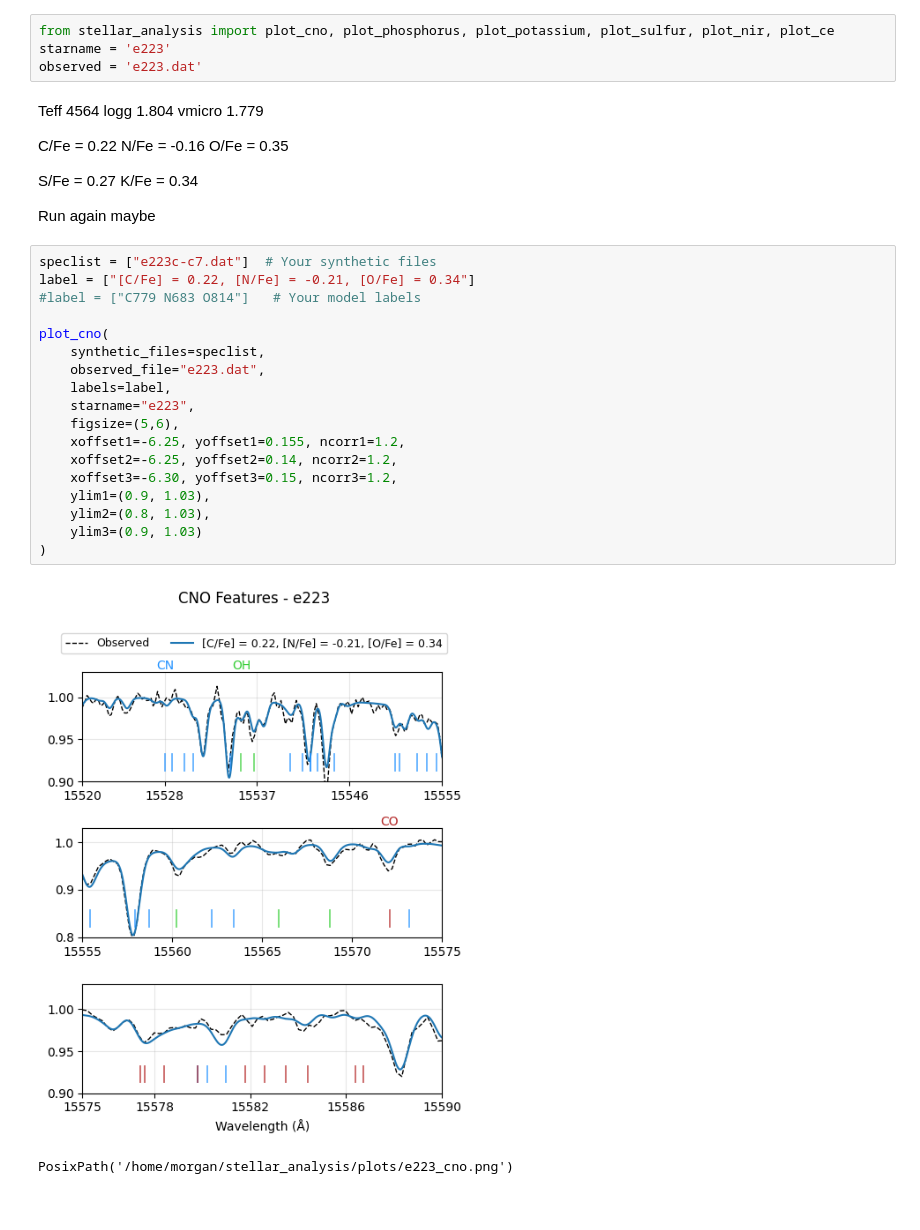
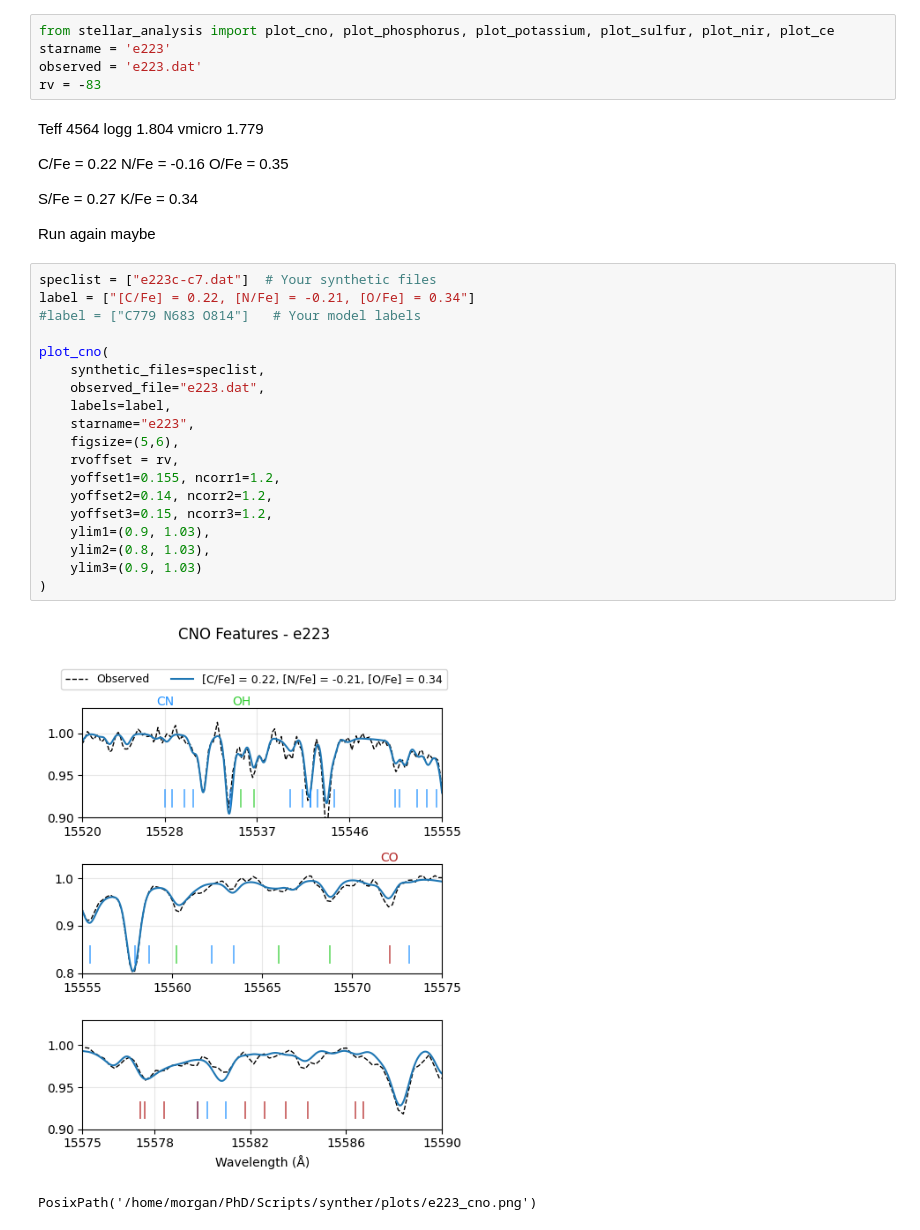
Before and after one commit to bornofthesea/synther, a Jupyter notebook: e223.ipynb, the cells around one changed output. Drawn from its saved outputs; the diff is of its cells as text.

```diff
--- a/e223.ipynb
+++ b/e223.ipynb
@@ -2,6 +2,7 @@
 from stellar_analysis import plot_cno, plot_phosphorus, plot_potassium, plot_sulfur, plot_nir, plot_ce
 starname = 'e223'
 observed = 'e223.dat'
+rv = -83
 # %% [markdown]
 Teff 4564 logg 1.804 vmicro 1.779
 
@@ -13,24 +14,25 @@ Run again maybe
 # %%
 speclist = ["e223c-c7.dat"]  # Your synthetic files
 label = ["[C/Fe] = 0.22, [N/Fe] = -0.21, [O/Fe] = 0.34"]
 #label = ["C779 N683 O814"]   # Your model labels
 
 plot_cno(
     synthetic_files=speclist,
     observed_file="e223.dat",
     labels=label,
     starname="e223",
     figsize=(5,6),
-    xoffset1=-6.25, yoffset1=0.155, ncorr1=1.2,
-    xoffset2=-6.25, yoffset2=0.14, ncorr2=1.2,
-    xoffset3=-6.30, yoffset3=0.15, ncorr3=1.2,
+    rvoffset = rv,
+    yoffset1=0.155, ncorr1=1.2,
+    yoffset2=0.14, ncorr2=1.2,
+    yoffset3=0.15, ncorr3=1.2,
     ylim1=(0.9, 1.03),
     ylim2=(0.8, 1.03),
     ylim3=(0.9, 1.03)
 )
 # %% [output]
-[figure, old version]
+[figure, new version]
-PosixPath('/home/morgan/stellar_analysis/plots/e223_cno.png')
+PosixPath('/home/morgan/PhD/Scripts/synther/plots/e223_cno.png')
 # %%
 speclist = ["e223xa.dat"]
 starname = 'e223'
```
Also changed, not shown: parts of 3 cells of this notebook, 25 other files.
